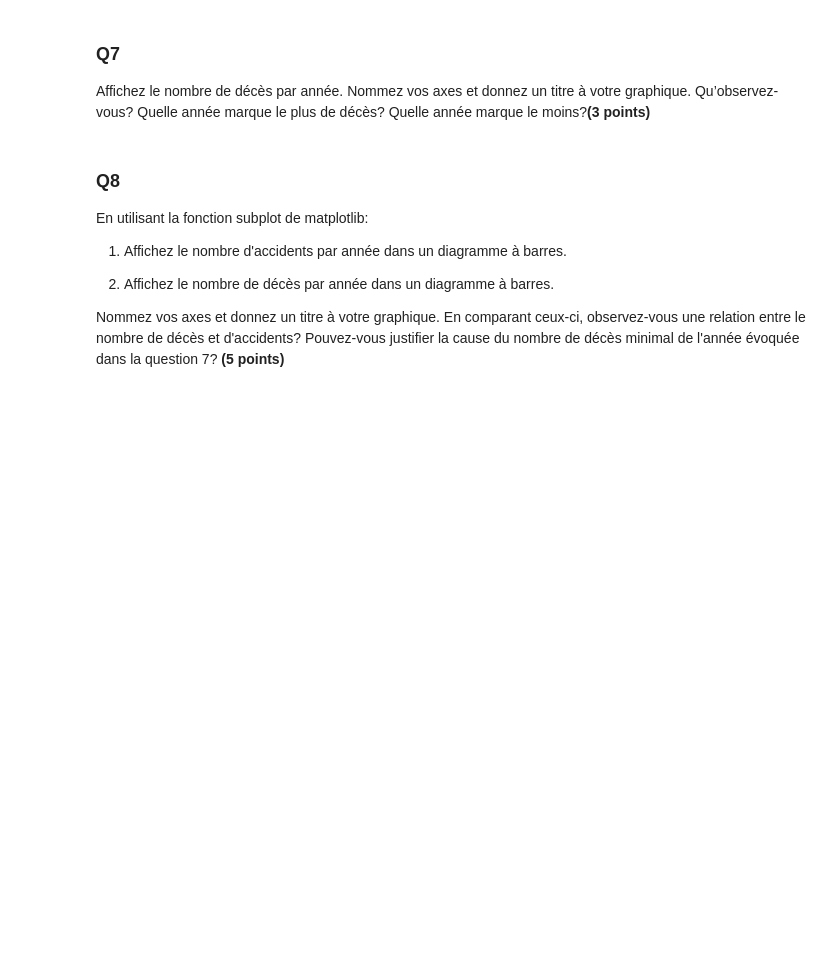
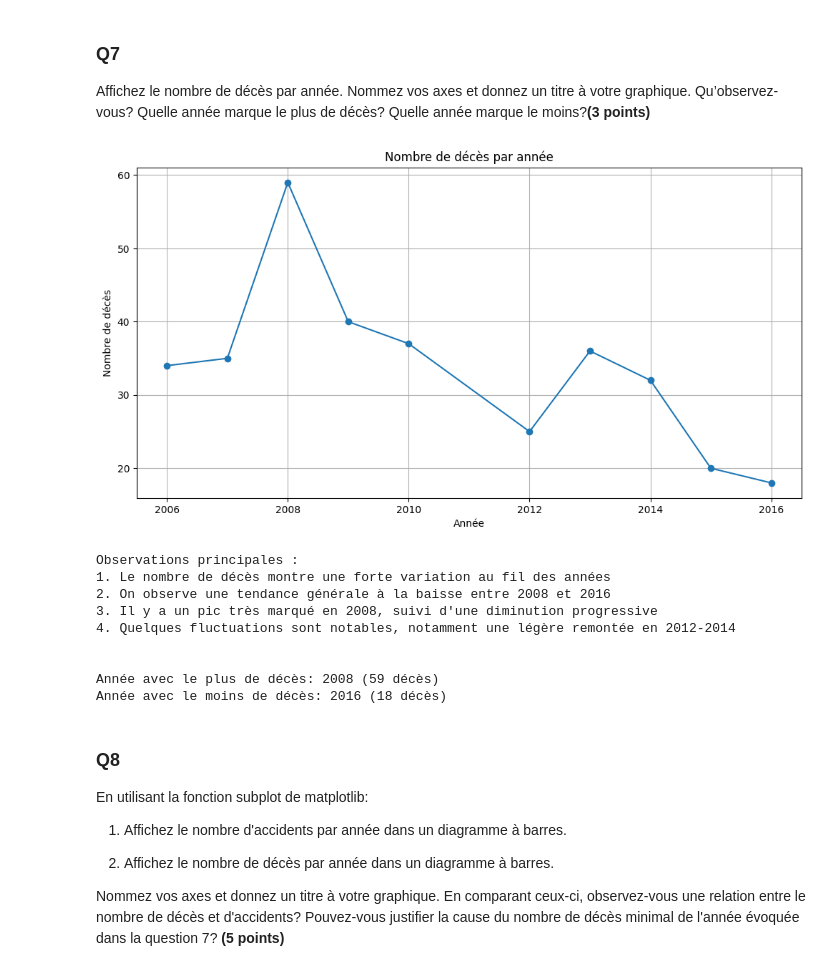
Before and after one commit to o-benz/INF8008, a Jupyter notebook: TP1/TP1.ipynb, the cells around one changed output. Saved outputs shown, nothing was run; the diff lists cells and outputs as text; code cells hidden in the pictures; blank space fills up the shorter version.

```diff
--- a/TP1/TP1.ipynb
+++ b/TP1/TP1.ipynb
@@ -35,5 +35,7 @@ import pandas as pd
 ### Q1
 À l'aide de Pandas, chargez les données dans une variable nommée 'df'. Quelle est la dimension de 'df'? Combien y a-t-il de lignes et de colonnes? <b>(2 points)</b>
 # %%
-#TODO: Chargement et affichage de df
+# Chargement et affichage de df
+
+df = pd.read_csv('ntsb-accidents.csv')
 # %%
@@ -79,3 +150,35 @@ Affichez le nombre de décès par année. Nommez vos axes et donnez un titre à
+# %%
+plt.figure(figsize=(12, 6))
+deaths_by_year = df.groupby('year')['total_fatalities'].sum()
+deaths_by_year.plot(kind='line', marker='o')
+plt.title('Nombre de décès par année')
+plt.xlabel('Année')
+plt.ylabel('Nombre de décès')
+plt.grid(True)
+plt.show()
+
+# Observations
+print("\nObservations principales :")
+print("1. Le nombre de décès montre une forte variation au fil des années")
+print("2. On observe une tendance générale à la baisse entre 2008 et 2016")
+print("3. Il y a un pic très marqué en 2008, suivi d'une diminution progressive")
+print("4. Quelques fluctuations sont notables, notamment une légère remontée en 2012-2014")
+print("\n")
+
+print(f"Année avec le plus de décès: {deaths_by_year.idxmax()} ({deaths_by_year.max()} décès)")
+print(f"Année avec le moins de décès: {deaths_by_year.idxmin()} ({deaths_by_year.min()} décès)")
+print("\n")
+# %% [output]
+[figure, added]
+Observations principales :
+1. Le nombre de décès montre une forte variation au fil des années
+2. On observe une tendance générale à la baisse entre 2008 et 2016
+3. Il y a un pic très marqué en 2008, suivi d'une diminution progressive
+4. Quelques fluctuations sont notables, notamment une légère remontée en 2012-2014
+
+
+Année avec le plus de décès: 2008 (59 décès)
+Année avec le moins de décès: 2016 (18 décès)
 # %% [markdown]
 ### Q8
 En utilisant la fonction subplot de matplotlib:
```
Also changed, not shown: parts of 17 cells of this notebook.
